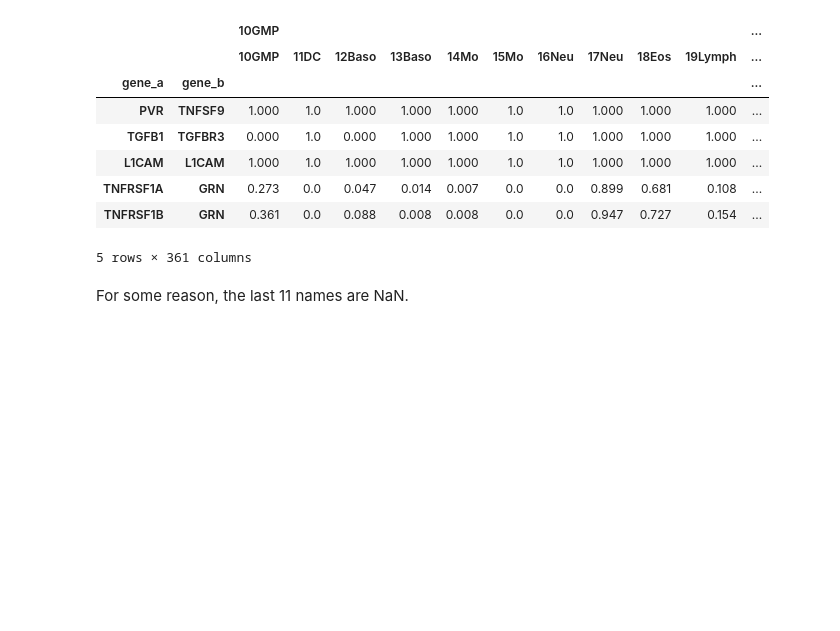
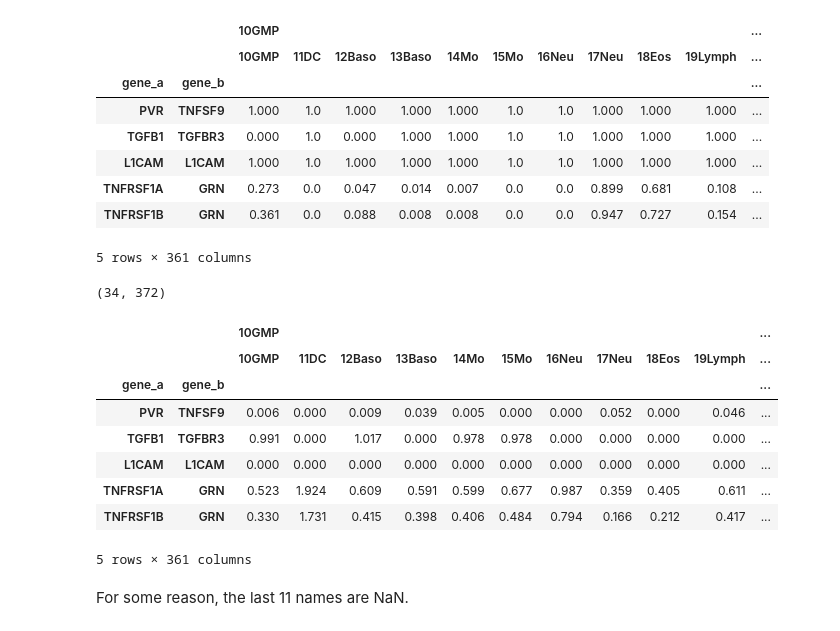
Before and after one commit to scverse/squidpy, a Jupyter notebook: notebooks/lig_rec_cellphonedb_comparison.ipynb, the cells around one changed output. Cells and saved outputs as stored; diff of their text form; code cells hidden in the pictures; blank space fills up the shorter version.

```diff
--- a/notebooks/lig_rec_cellphonedb_comparison.ipynb
+++ b/notebooks/lig_rec_cellphonedb_comparison.ipynb
@@ -114,6 +118,26 @@ pvals_clean.head()
 | TNFRSF1A | GRN | 0.273 | 0.0 | 0.047 | 0.014 | 0.007 | 0.0 | 0.0 | 0.899 | 0.681 | 0.108 | ... |
 | TNFRSF1B | GRN | 0.361 | 0.0 | 0.088 | 0.008 | 0.008 | 0.0 | 0.0 | 0.947 | 0.727 | 0.154 | ... |
 5 rows × 361 columns
+# %%
+means = pd.read_csv('out/means.csv')
+print(means.shape)
+# %% [output]
+(34, 372)
+# %%
+means_clean = means.iloc[:, 11:]
+means_clean.index = pd.MultiIndex.from_frame(means[['gene_a', 'gene_b']].astype('str'))
+means_clean.columns = pd.MultiIndex.from_tuples(tuple(means_clean.columns.str.split('|')))
+means_clean.head()
+# %% [output]
+|  |  | 10GMP |  |  |  |  |  |  |  |  |  | ... |
+|  |  | 10GMP | 11DC | 12Baso | 13Baso | 14Mo | 15Mo | 16Neu | 17Neu | 18Eos | 19Lymph | ... |
+| gene_a | gene_b |  |  |  |  |  |  |  |  |  |  | ... |
+| PVR | TNFSF9 | 0.006 | 0.000 | 0.009 | 0.039 | 0.005 | 0.000 | 0.000 | 0.052 | 0.000 | 0.046 | ... |
+| TGFB1 | TGFBR3 | 0.991 | 0.000 | 1.017 | 0.000 | 0.978 | 0.978 | 0.000 | 0.000 | 0.000 | 0.000 | ... |
+| L1CAM | L1CAM | 0.000 | 0.000 | 0.000 | 0.000 | 0.000 | 0.000 | 0.000 | 0.000 | 0.000 | 0.000 | ... |
+| TNFRSF1A | GRN | 0.523 | 1.924 | 0.609 | 0.591 | 0.599 | 0.677 | 0.987 | 0.359 | 0.405 | 0.611 | ... |
+| TNFRSF1B | GRN | 0.330 | 1.731 | 0.415 | 0.398 | 0.406 | 0.484 | 0.794 | 0.166 | 0.212 | 0.417 | ... |
+5 rows × 361 columns
 # %% [markdown]
 For some reason, the last 11 names are NaN.
 # %%
```
Also changed, not shown: parts of 16 cells of this notebook, 4 other files.
